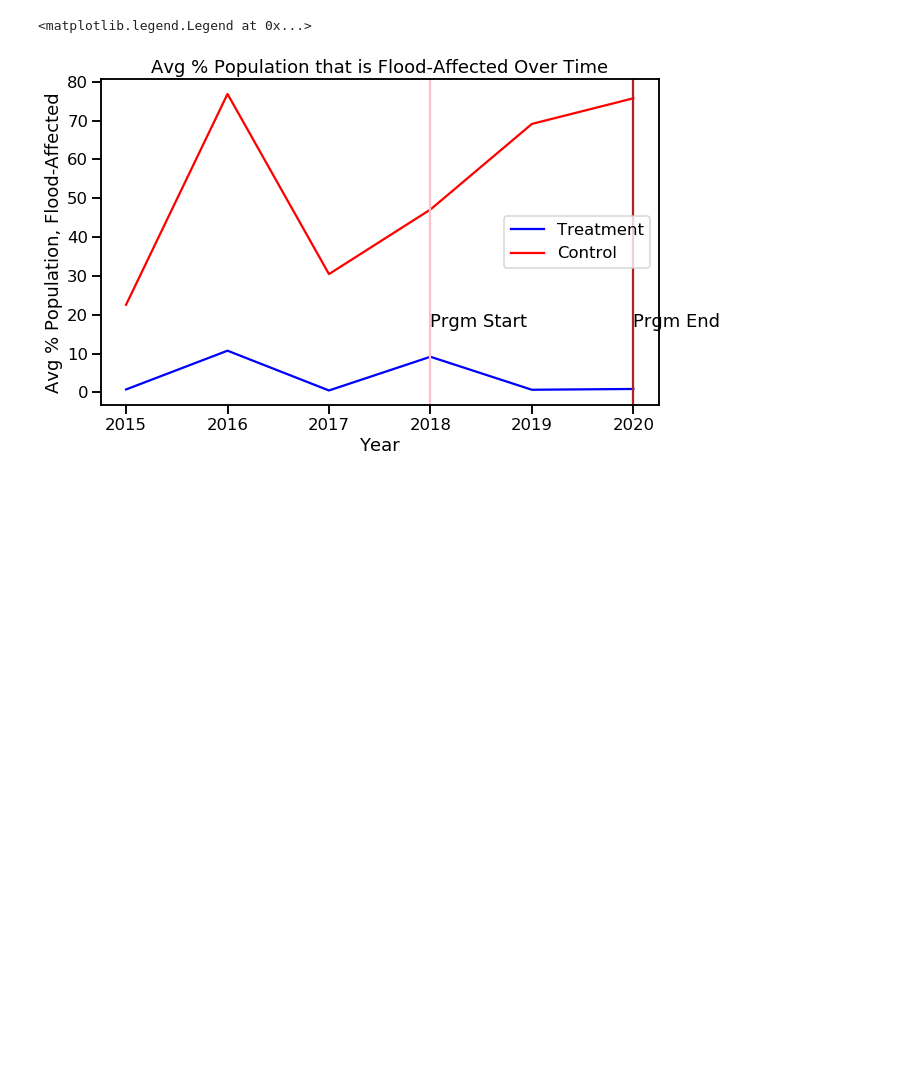
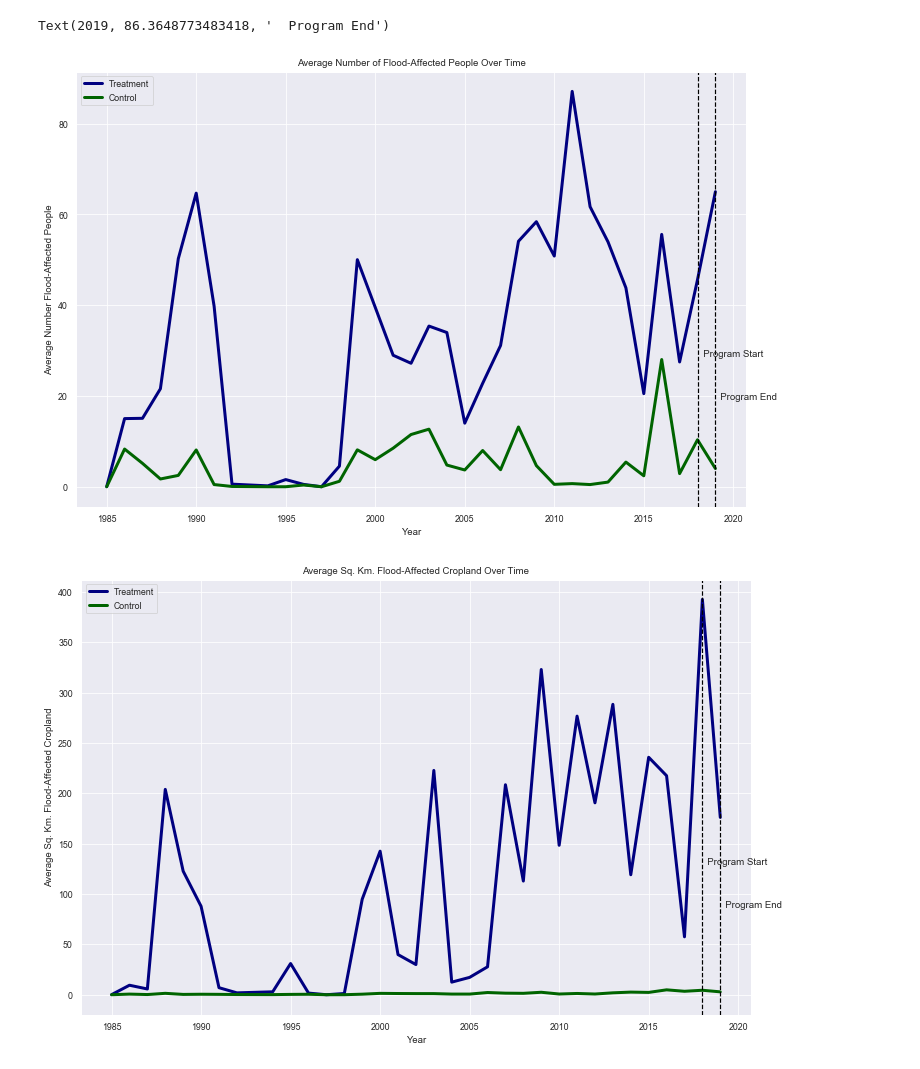
Before and after one commit to sriramesh/DoubleDiff-Ghana-Satellites-Floods, a Jupyter notebook: 04-Data-Analysis-Results/02-Parallel-Trends-Analysis/Parallel Trends Analysis FINAL.ipynb, the cells around one changed output. Cells and saved outputs as stored; diff of their text form; code cells hidden in the pictures; blank space fills up the shorter version.

```diff
--- a/04-Data-Analysis-Results/02-Parallel-Trends-Analysis/Parallel Trends Analysis FINAL.ipynb
+++ b/04-Data-Analysis-Results/02-Parallel-Trends-Analysis/Parallel Trends Analysis FINAL.ipynb
@@ -34,28 +13,54 @@ control = x[x['Treatment'] == 1].groupby('year').mean()
+# %%
+# read in datasets ---
+tot_flood_risk = pd.read_csv(path_input_groups+name_input_file_groups) # Treatment-Control Assigned based on flood risk
+x = pd.read_csv(path_input_outcomevar+name_input_file_outcomevar) # outcome variable of interest
+
+# merge datasets together ----
+df = x.merge(tot_flood_risk, left_on='admin2name', right_on='Region')
+df = df[['year', 'admin2name', 'pop_sum', 'crop_area', 'Treatment']]
+df = df[df['year'] <2020]
+
+# divide into treatment and control groups ---
+control = df[df['Treatment'] == 0].groupby('year', as_index=False).mean()
+treatment = df[df['Treatment'] == 1].groupby('year', as_index=False).mean()
 # %%
 import matplotlib.pyplot as plt
 import seaborn as sns
 
 # observe if parallel trends exist -----
 
-sns.set_context("talk")
-fig, ax = plt.subplots(figsize=(10, 6))
+sns.set_context("paper")
+sns.set_style("darkgrid")
+fig, ax = plt.subplots(figsize=(12, 8))
 
 # plot treatment and control lines
-sns.lineplot(x = treatment.index, y = treatment[var], label='Treatment',color='b')
-sns.lineplot(x = control.index, y = control[var], label='Control', color='r')
+sns.lineplot(x = 'year', y = 'pop_sum', label='Treatment',color='navy', data=treatment, lw=3)
+sns.lineplot(x = 'year', y = 'pop_sum', label='Control', color='darkgreen', data=control, lw=3)
 
-# plot text
-plt.title('Avg % Population that is Flood-Affected Over Time')
+plt.title('Average Number of Flood-Affected People Over Time')
 plt.xlabel('Year')
-plt.ylabel('Avg % Population, Flood-Affected')
-plt.axvline(2018, color='pink') # plot vertical line corresponding to treatment year
-plt.axvline(2020, color='firebrick')
+plt.ylabel('Average Number Flood-Affected People')
+plt.axvline(2018, color='black', ls='--') # plot vertical line corresponding to treatment year
+plt.axvline(2019, color='black', ls='--')
 ymin, ymax = ax.get_ylim() # get yaxis range to label vertical lines in an appropriate location
-plt.text(2018, (ymax - ymin)*0.2, 'Prgm Start')
-plt.text(2020, (ymax - ymin)*0.2, 'Prgm End')
+plt.text(2018, (ymax - ymin)*0.3, '  Program Start')
+plt.text(2019, (ymax - ymin)*0.2, '  Program End')
 
-# include legend
-plt.legend(loc='best')
+fig, ax = plt.subplots(figsize=(12, 8))
+
+# plot treatment and control lines
+sns.lineplot(x = 'year', y = 'crop_area', label='Treatment',color='navy', data=treatment, lw=3)
+sns.lineplot(x = 'year', y = 'crop_area', label='Control', color='darkgreen', data=control, lw=3)
+
+plt.title('Average Sq. Km. Flood-Affected Cropland Over Time')
+plt.xlabel('Year')
+plt.ylabel('Average Sq. Km. Flood-Affected Cropland')
+plt.axvline(2018, color='black', ls='--') # plot vertical line corresponding to treatment year
+plt.axvline(2019, color='black', ls='--')
+ymin, ymax = ax.get_ylim() # get yaxis range to label vertical lines in an appropriate location
+plt.text(2018, (ymax - ymin)*0.3, '  Program Start')
+plt.text(2019, (ymax - ymin)*0.2, '  Program End')
 # %% [output]
-<matplotlib.legend.Legend at 0x...>
+Text(2019, 86.3648773483418, '  Program End')
-[figure, old version]
+[figure, new version]
+[figure, added]
```
Also changed, not shown: parts of 3 cells of this notebook, 25 other files.
